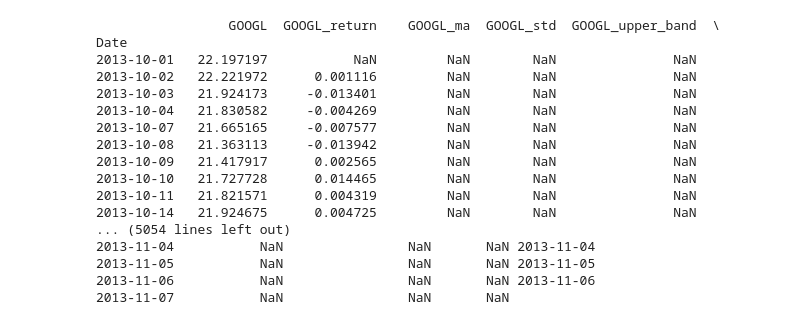
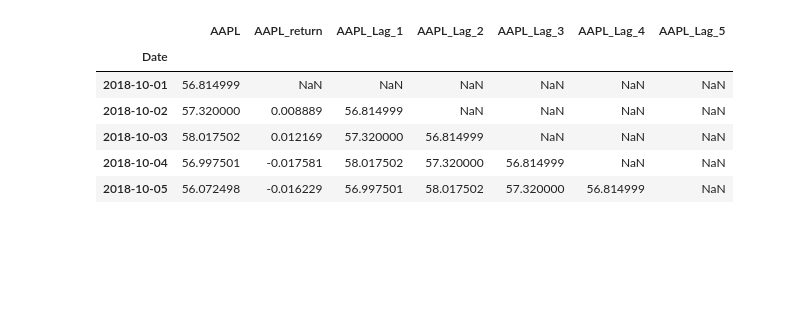
Before and after one commit to smullins998/Tr4der, a Jupyter notebook: test.ipynb, the cells around one changed output. Saved outputs shown, nothing was run; the diff lists cells and outputs as text; code cells hidden in the pictures; blank space fills up the shorter version.

```diff
--- a/test.ipynb
+++ b/test.ipynb
@@ -42,22 +40,10 @@ strategy: bollinger_bands
-# %%
-pd.set_option('display.max_rows', None)
-df = inst.strategy_data
-df
-# %% [output]
-                 GOOGL  GOOGL_return    GOOGL_ma  GOOGL_std  GOOGL_upper_band  \
-Date
-2013-10-01   22.197197           NaN         NaN        NaN               NaN
-2013-10-02   22.221972      0.001116         NaN        NaN               NaN
-2013-10-03   21.924173     -0.013401         NaN        NaN               NaN
-2013-10-04   21.830582     -0.004269         NaN        NaN               NaN
-2013-10-07   21.665165     -0.007577         NaN        NaN               NaN
-2013-10-08   21.363113     -0.013942         NaN        NaN               NaN
-2013-10-09   21.417917      0.002565         NaN        NaN               NaN
-2013-10-10   21.727728      0.014465         NaN        NaN               NaN
-2013-10-11   21.821571      0.004319         NaN        NaN               NaN
-2013-10-14   21.924675      0.004725         NaN        NaN               NaN
-... (5054 lines left out)
-2013-11-04           NaN                NaN       NaN 2013-11-04
-2013-11-05           NaN                NaN       NaN 2013-11-05
-2013-11-06           NaN                NaN       NaN 2013-11-06
-2013-11-07           NaN                NaN       NaN
+# %%
+df.head(5)
+# %% [output]
+|  | AAPL | AAPL_return | AAPL_Lag_1 | AAPL_Lag_2 | AAPL_Lag_3 | AAPL_Lag_4 | AAPL_Lag_5 |
+| Date |  |  |  |  |  |  |  |
+| 2018-10-01 | 56.814999 | NaN | NaN | NaN | NaN | NaN | NaN |
+| 2018-10-02 | 57.320000 | 0.008889 | 56.814999 | NaN | NaN | NaN | NaN |
+| 2018-10-03 | 58.017502 | 0.012169 | 57.320000 | 56.814999 | NaN | NaN | NaN |
+| 2018-10-04 | 56.997501 | -0.017581 | 58.017502 | 57.320000 | 56.814999 | NaN | NaN |
+| 2018-10-05 | 56.072498 | -0.016229 | 56.997501 | 58.017502 | 57.320000 | 56.814999 | NaN |
```
Also changed, not shown: parts of 3 cells of this notebook, 4 other files.
